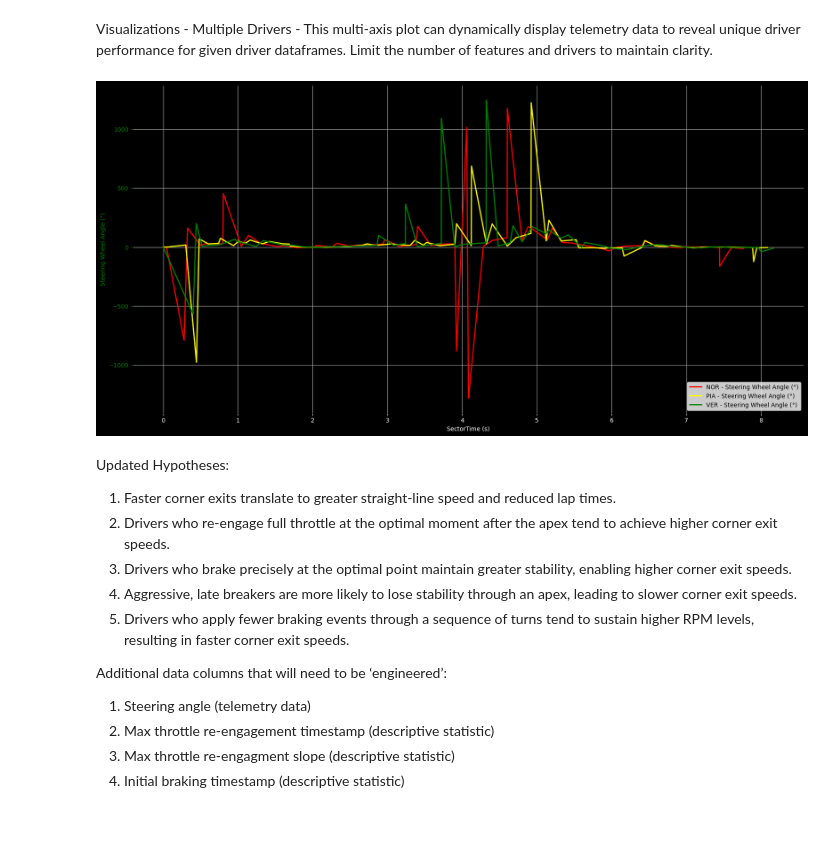
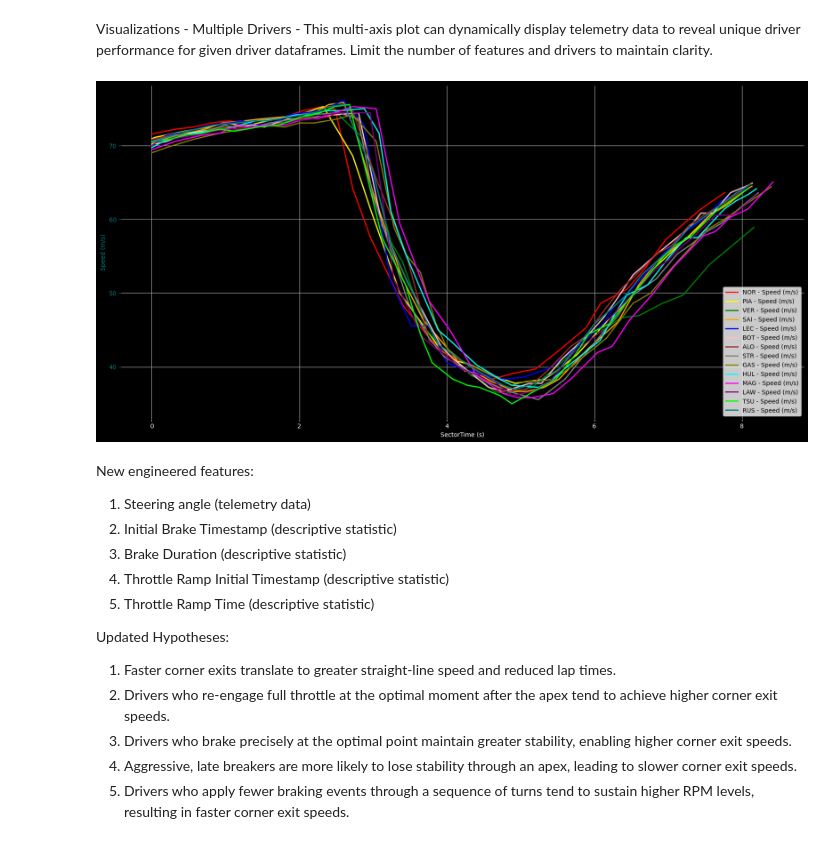
Before and after one commit to PESIII23/f1-driving-style-analytics-tool, a Jupyter notebook: notebooks/02_multi_driver_analysis copy.ipynb, the cells around one changed output. Drawn from its saved outputs; the diff is of its cells as text; code cells hidden in the pictures.

```diff
--- a/notebooks/02_multi_driver_analysis copy.ipynb
+++ b/notebooks/02_multi_driver_analysis copy.ipynb
@@ -858,21 +991,22 @@ all_driver_eda_summaries
 Visualizations - Multiple Drivers - This multi-axis plot can dynamically display telemetry data to reveal unique driver performance for given driver dataframes.
 Limit the number of features and drivers to maintain clarity.
 # %%
-plots.plot_multiple_drivers_telemetry(dfs=[norris_sector3_telemetry_features, piastri_sector3_telemetry_features, verstappen_sector3_telemetry_features],
-                                      drivers=[norris, piastri, verstappen],
-                                      telemetry_cols=[steering])
+plots.plot_multiple_drivers_telemetry(dfs=[norris_sector3_telemetry_features, piastri_sector3_telemetry_features, verstappen_sector3_telemetry_features, sainz_sector3_telemetry_features, leclerc_sector3_telemetry_features, bottas_sector3_telemetry_features, alonso_sector3_telemetry_features, stroll_sector3_telemetry_features, gasly_sector3_telemetry_features, hulkenberg_sector3_telemetry_features, magnussen_sector3_telemetry_features, lawson_sector3_telemetry_features, tsunoda_sector3_telemetry_features, russell_sector3_telemetry_features],
+                                      drivers=[norris, piastri, verstappen, sainz, leclerc, bottas, alonso, stroll, gasly, hulkenberg, magnussen, lawson, tsunoda, russell],
+                                      telemetry_cols=[speed])
 # %% [output]
-[figure, old version]
+[figure, new version]
 # %% [markdown]
+New engineered features:
+1) Steering angle (telemetry data)
+2) Initial Brake Timestamp (descriptive statistic)
+3) Brake Duration (descriptive statistic)
+4) Throttle Ramp Initial Timestamp (descriptive statistic)
+5) Throttle Ramp Time (descriptive statistic)
+
 Updated Hypotheses:
 1) Faster corner exits translate to greater straight-line speed and reduced lap times.
 2) Drivers who re-engage full throttle at the optimal moment after the apex tend to achieve higher corner exit speeds.
 3) Drivers who brake precisely at the optimal point maintain greater stability, enabling higher corner exit speeds.
 4) Aggressive, late breakers are more likely to lose stability through an apex, leading to slower corner exit speeds.
 5) Drivers who apply fewer braking events through a sequence of turns tend to sustain higher RPM levels, resulting in faster corner exit speeds.
-
-Additional data columns that will need to be ‘engineered’:
-1) Steering angle (telemetry data)
-2) Max throttle re-engagement timestamp (descriptive statistic)
-3) Max throttle re-engagment slope (descriptive statistic)
-4) Initial braking timestamp (descriptive statistic)
```
Also changed, not shown: parts of 33 cells of this notebook, 1 other file.
